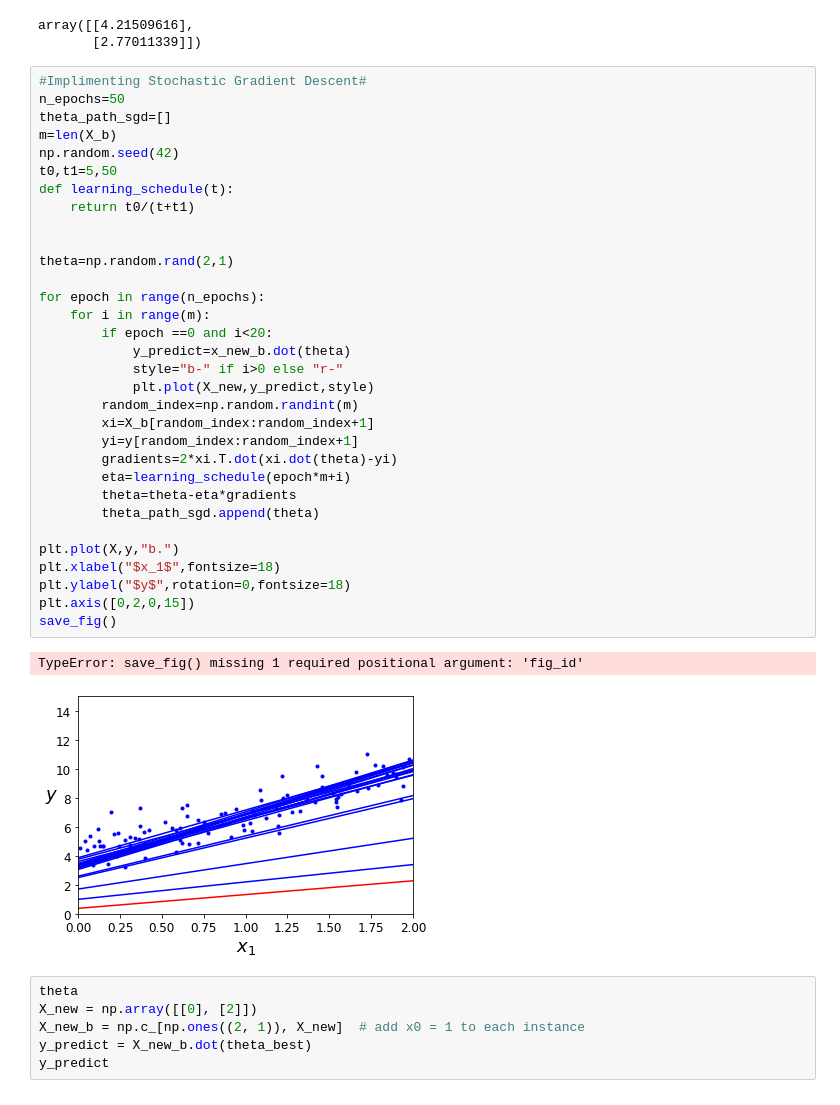
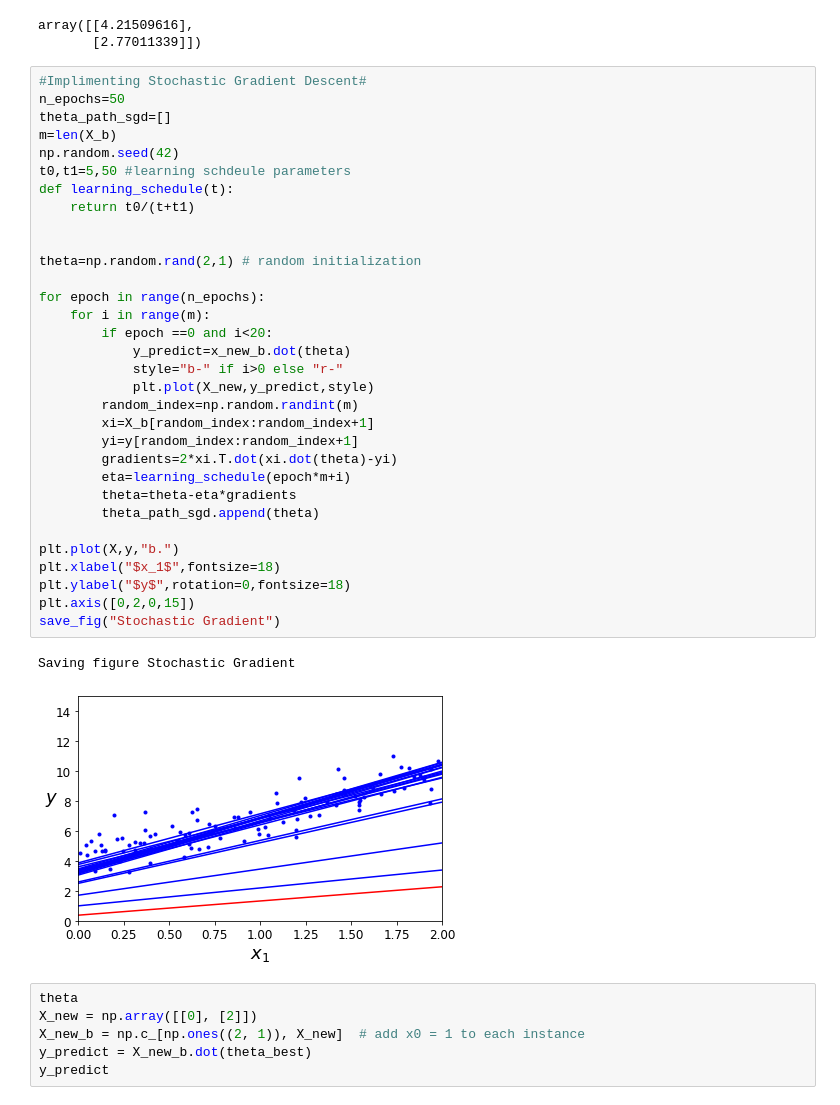
Before and after one commit to m-wambua/hands-on-machine-learning, a Jupyter notebook: chapter4-training-models.ipynb, the cells around one changed output. Cells and saved outputs as stored; diff of their text form.

```diff
--- a/chapter4-training-models.ipynb
+++ b/chapter4-training-models.ipynb
@@ -153,38 +201,38 @@ array([[4.21509616],
 # %%
 #Implimenting Stochastic Gradient Descent#
 n_epochs=50
 theta_path_sgd=[]
 m=len(X_b)
 np.random.seed(42)
-t0,t1=5,50
+t0,t1=5,50 #learning schdeule parameters
 def learning_schedule(t):
     return t0/(t+t1)
 
 
-theta=np.random.rand(2,1)
+theta=np.random.rand(2,1) # random initialization
 
 for epoch in range(n_epochs):
     for i in range(m):
         if epoch ==0 and i<20:
             y_predict=x_new_b.dot(theta)
             style="b-" if i>0 else "r-"
             plt.plot(X_new,y_predict,style)
         random_index=np.random.randint(m)
         xi=X_b[random_index:random_index+1]
         yi=y[random_index:random_index+1]
         gradients=2*xi.T.dot(xi.dot(theta)-yi)
         eta=learning_schedule(epoch*m+i)
         theta=theta-eta*gradients
         theta_path_sgd.append(theta)
 
 plt.plot(X,y,"b.")
 plt.xlabel("$x_1$",fontsize=18)
 plt.ylabel("$y$",rotation=0,fontsize=18)
 plt.axis([0,2,0,15])
-save_fig()
+save_fig("Stochastic Gradient")
 # %% [output]
-TypeError: save_fig() missing 1 required positional argument: 'fig_id'
+Saving figure Stochastic Gradient
-[figure, old version]
+[figure, new version]
 # %%
 theta
 X_new = np.array([[0], [2]])
```
Also changed, not shown: parts of 29 cells of this notebook, 19 other files.
